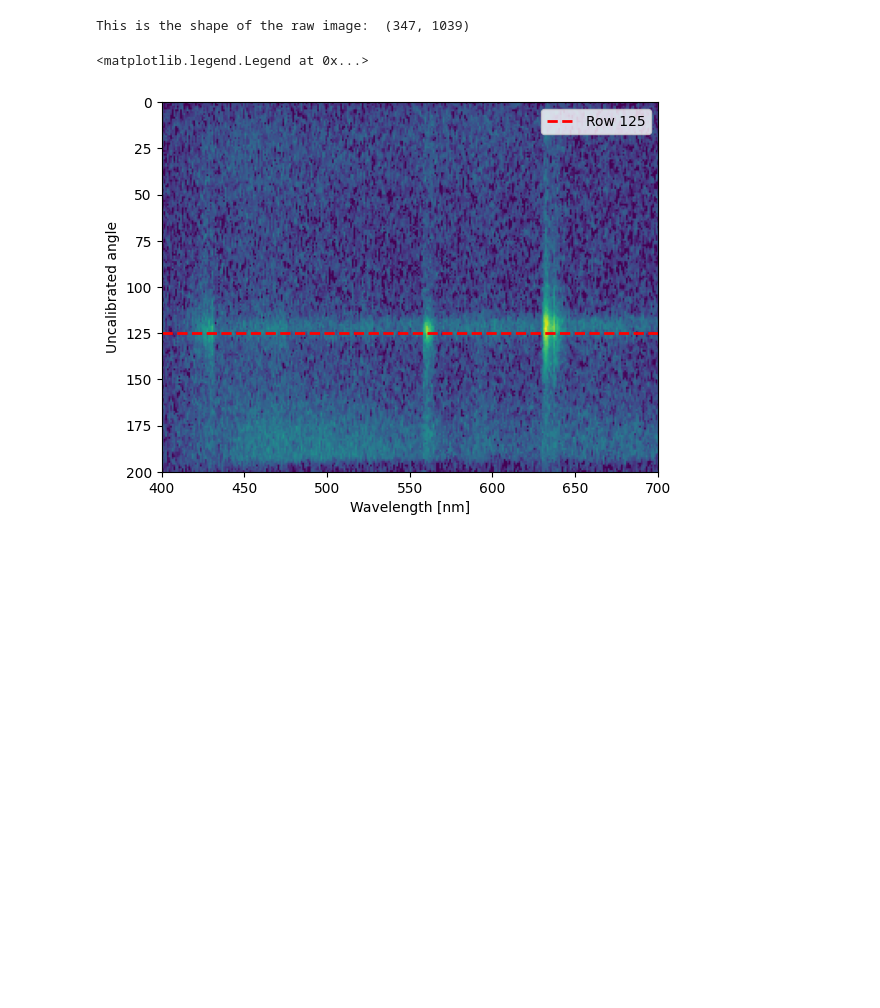
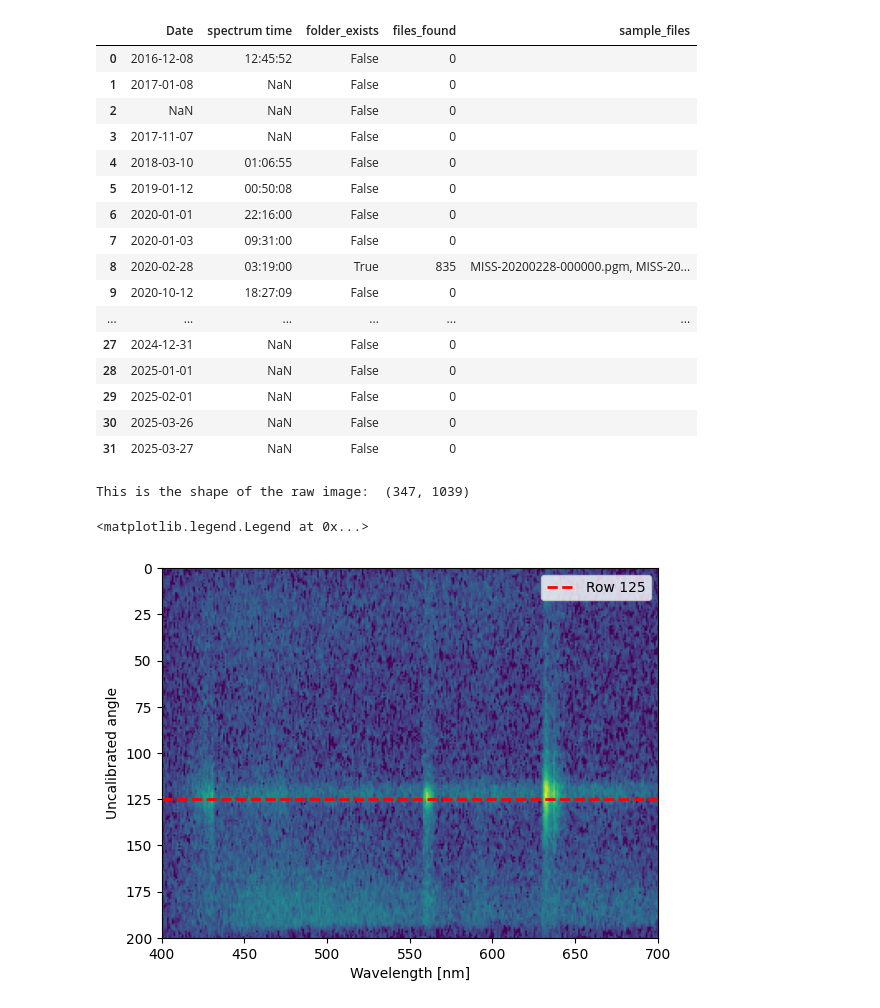
Before and after one commit to bonvin-guillaume/GHOST, a Jupyter notebook: find_data.ipynb, the cells around one changed output. Saved outputs shown, nothing was run; the diff lists cells and outputs as text; code cells hidden in the pictures; blank space fills up the shorter version.

```diff
--- a/MISS-1 continuum detection.ipynb
+++ b/find_data.ipynb
@@ -27,0 +14,9 @@ from scipy.signal import find_peaks, peak_widths, medfilt2d
+# %%
+# Read the GHOSTs events CSV file into a pandas DataFrame
+df = pd.read_csv('GHOSTs_events.csv')
+
+# Display basic information about the DataFrame
+print(f"DataFrame shape: {df.shape}")
+print(f"\nColumn names:\n{df.columns.tolist()}")
+print(f"\nFirst few rows:")
+df.head()
@@ -27,0 +36,70 @@ from scipy.signal import find_peaks, peak_widths, medfilt2d
+# %%
+# Check for matching MISS-1 data for each entry in the DataFrame
+import warnings
+
+# Base directory for MISS-1 data
+miss1_base_dir = r'\\birkeland.unis.no\KHO\MISS-1'
+
+# Create new columns to store results
+df['folder_exists'] = False
+df['files_found'] = 0
+df['folder_path'] = ''
+df['sample_files'] = ''
+
+# Iterate through each row in the DataFrame
+for idx, row in df.iterrows():
+    date_str = row['Date']
+
+    # Skip if date is missing or NaN
+    if pd.isna(date_str) or date_str == '':
+        print(f"Row {idx}: No date provided, skipping")
+        continue
+
+    try:
+        # Parse the date
+        date = pd.to_datetime(date_str, format='%Y-%m-%d')
+        year = date.strftime('%Y')
+        month = date.strftime('%m')
+        day = date.strftime('%d')
+
+        # Construct the expected folder path
+        folder_path = os.path.join(miss1_base_dir, year, month, day)
+        df.at[idx, 'folder_path'] = folder_path
+
+        # Check if the folder exists
+        if os.path.exists(folder_path):
+            df.at[idx, 'folder_exists'] = True
+
+            # Count MISS files in the folder
+            try:
+                files = [f for f in os.listdir(folder_path) if f.startswith('MISS-') and (f.endswith('.pgm') or f.endswith('.png'))]
+                df.at[idx, 'files_found'] = len(files)
+
+                # Store first 3 files as sample
+                if len(files) > 0:
+                    sample = ', '.join(files[:3])
+                    if len(files) > 3:
+                        sample += f' ... ({len(files)} total)'
+                    df.at[idx, 'sample_files'] = sample
+
+                print(f"Row {idx} ({date_str}): Folder exists with {len(files)} files")
+            except Exception as e:
+                print(f"Row {idx} ({date_str}): Folder exists but error reading files: {e}")
+        else:
+            print(f"Row {idx} ({date_str}): Folder does NOT exist: {folder_path}")
+
+    except Exception as e:
+        print(f"Row {idx}: Error processing date '{date_str}': {e}")
+
+# Display summary
+print("\n" + "="*80)
+print("SUMMARY:")
+print(f"Total entries: {len(df)}")
+print(f"Entries with valid dates: {df['Date'].notna().sum()}")
+print(f"Folders found: {df['folder_exists'].sum()}")
+print(f"Total MISS-1 files found: {df['files_found'].sum()}")
+print("="*80)
+
+# Display the updated DataFrame
+df[['Date', 'spectrum time', 'folder_exists', 'files_found', 'sample_files']]
+# %% [output]
@@ -28,3 +123,20 @@ from scipy.signal import find_peaks, peak_widths, medfilt2d
+|  | Date | spectrum time | folder_exists | files_found | sample_files |
+| 0 | 2016-12-08 | 12:45:52 | False | 0 |  |
+| 1 | 2017-01-08 | NaN | False | 0 |  |
+| 2 | NaN | NaN | False | 0 |  |
+| 3 | 2017-11-07 | NaN | False | 0 |  |
+| 4 | 2018-03-10 | 01:06:55 | False | 0 |  |
+| 5 | 2019-01-12 | 00:50:08 | False | 0 |  |
+| 6 | 2020-01-01 | 22:16:00 | False | 0 |  |
+| 7 | 2020-01-03 | 09:31:00 | False | 0 |  |
+| 8 | 2020-02-28 | 03:19:00 | True | 835 | MISS-20200228-000000.pgm, MISS-20... |
+| 9 | 2020-10-12 | 18:27:09 | False | 0 |  |
+| ... | ... | ... | ... | ... | ... |
+| 27 | 2024-12-31 | NaN | False | 0 |  |
+| 28 | 2025-01-01 | NaN | False | 0 |  |
+| 29 | 2025-02-01 | NaN | False | 0 |  |
+| 30 | 2025-03-26 | NaN | False | 0 |  |
+| 31 | 2025-03-27 | NaN | False | 0 |  |
 # %%
 """
 Reads a MISS-image and corrects the "smiley" spectral image into
```
Also changed, not shown: parts of 4 cells of this notebook, 1 other file.
